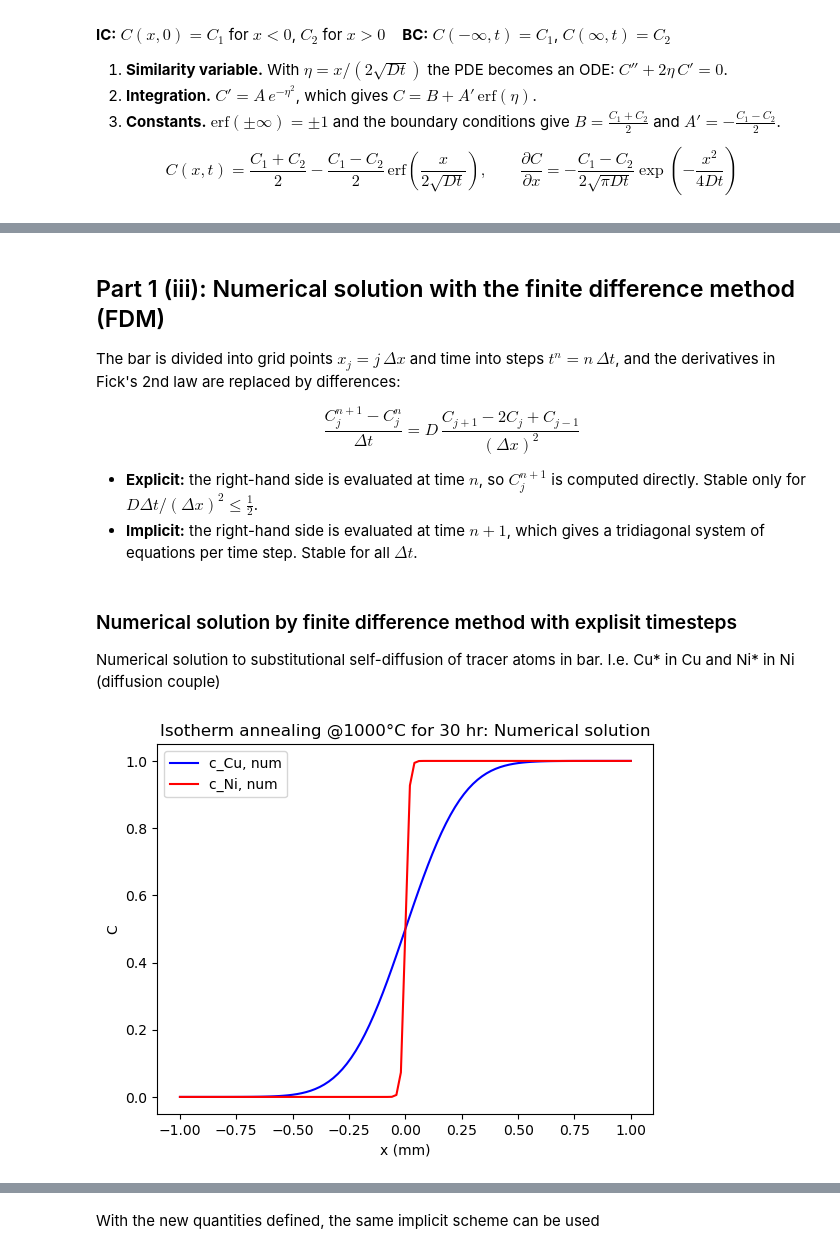
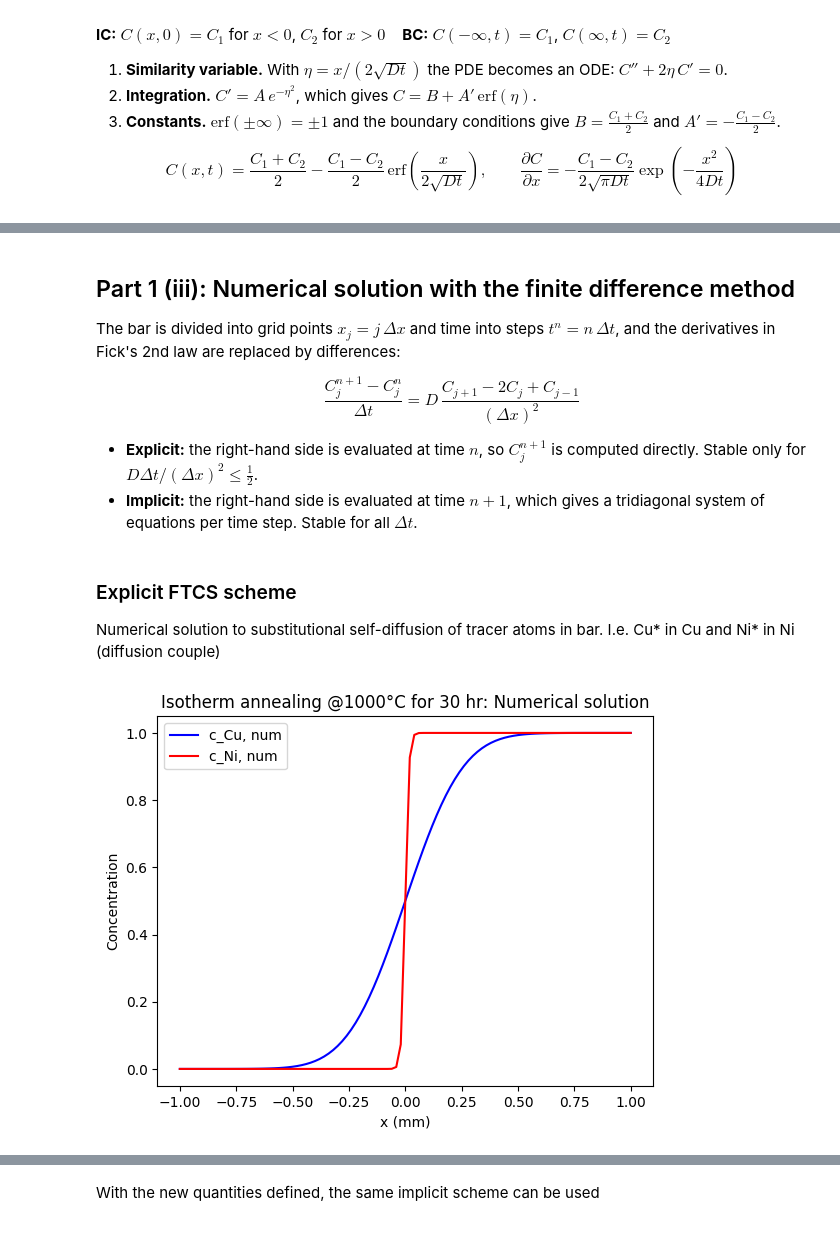
Before and after one commit to hedkjel/TMA4260-Project1, a Jupyter notebook: main.ipynb, the cells around one changed output, grey strips where cells are left out. Saved outputs shown, nothing was run; the diff lists cells and outputs as text; code cells hidden in the pictures.

```diff
--- a/main.ipynb
+++ b/main.ipynb
@@ -185,5 +208,5 @@ plt.show()
 # %% [markdown]
-## Part 1 (iii): Numerical solution with the finite difference method (FDM)
+## Part 1 (iii): Numerical solution with the finite difference method
 
 The bar is divided into grid points $x_j = j\,\Delta x$ and time into steps $t^n = n\,\Delta t$, and the derivatives in Fick's 2nd law are replaced by differences:
 
@@ -192,50 +215,57 @@ $$\frac{C_j^{n+1}-C_j^n}{\Delta t} = D\,\frac{C_{j+1}-2C_j+C_{j-1}}{(\Delta x)^2
 - **Explicit:** the right-hand side is evaluated at time $n$, so $C_j^{n+1}$ is computed directly. Stable only for $D\Delta t/(\Delta x)^2 \le \tfrac12$.
 - **Implicit:** the right-hand side is evaluated at time $n+1$, which gives a tridiagonal system of equations per time step. Stable for all $\Delta t$.
 # %% [markdown]
-### Numerical solution by finite difference method with explisit timesteps
+### Explicit FTCS scheme
 
 Numerical solution to substitutional self-diffusion of tracer atoms in bar. I.e. Cu* in Cu and Ni* in Ni (diffusion couple)
 # %%
 dx_mm = 0.02              # spatial step in mm
 dx = dx_mm * 1e-3         # spatial step in m
 dt=600 # timestep, seconds (should be within bounds of stability, i.e. dt < dx^2/(2*D))
 
 N = int(t_tot/ dt)   # number of time steps
-J = int(2/dx_mm)       # number of spatial steps
+M = int(2/dx_mm)       # number of spatial steps
 
 # Grid
-x = np.linspace(-1, 1, J+1) # mm
-c = np.zeros(J+1)
+x = np.linspace(-1, 1, M+1) # mm
+c = np.zeros(M+1)
 
-# Initial condition
+# Boundary conditions
 # c(x,0) = 1 for x>0, 0 for x<0
 c[x > 0] = 1
 c[x < 0] = 0
 c[x == 0] = 0.5 # Condition at midpoint
 
-def num_sol(D, c0, dt, dx, N, J):
-    c = c0.copy()
+def num_sol(D, c0, dt, dx, N, M):
+    """
+    D  : diffusion coefficient (m^2/s)
+    c0 : initial concentration array (copy of your initial condition)
+    dt, dx : time and space steps
+    N  : number of time steps
+    M  : number of spatial intervals (len(c0) - 1)
+    """
+    c = c0.copy()   # don't overwrite the caller's original initial condition
     for n in range(N):
         c_new = c.copy()
-        for j in range(1, J):
-            c_new[j] = D*dt/dx**2 * (c[j+1] - 2*c[j] + c[j-1]) + c[j]
+        for m in range(1, M):
+            c_new[m] = D*dt/dx**2 * (c[m+1] - 2*c[m] + c[m-1]) + c[m]
         c_new[0] = c0[0]   # Dirichlet: hold at initial boundary values
-        c_new[J] = c0[J]
+        c_new[M] = c0[M]
         c = c_new
     return c
 
-c_Cu = num_sol(D_Cu, c, dt, dx, N, J)
-c_Ni = num_sol(D_Ni, c, dt, dx, N, J)
+c_Cu = num_sol(D_Cu, c, dt, dx, N, M)
+c_Ni = num_sol(D_Ni, c, dt, dx, N, M)
 
 plt.plot(x, c_Cu, label='c_Cu, num', color='blue')
 plt.plot(x, c_Ni, label='c_Ni, num', color='red')
 plt.xlabel('x (mm)')
-plt.ylabel('C')
+plt.ylabel('Concentration')
 plt.title('Isotherm annealing @1000°C for 30 hr: Numerical solution')
 plt.legend()
 plt.show()
 # %% [output]
-[figure, old version]
+[figure, new version]
 # %%
 # Plot with analytical solution for comparison
 plt.plot(x, C_Cu, label='c_Cu, an',color='grey')
```
Also changed, not shown: parts of 51 cells of this notebook.
